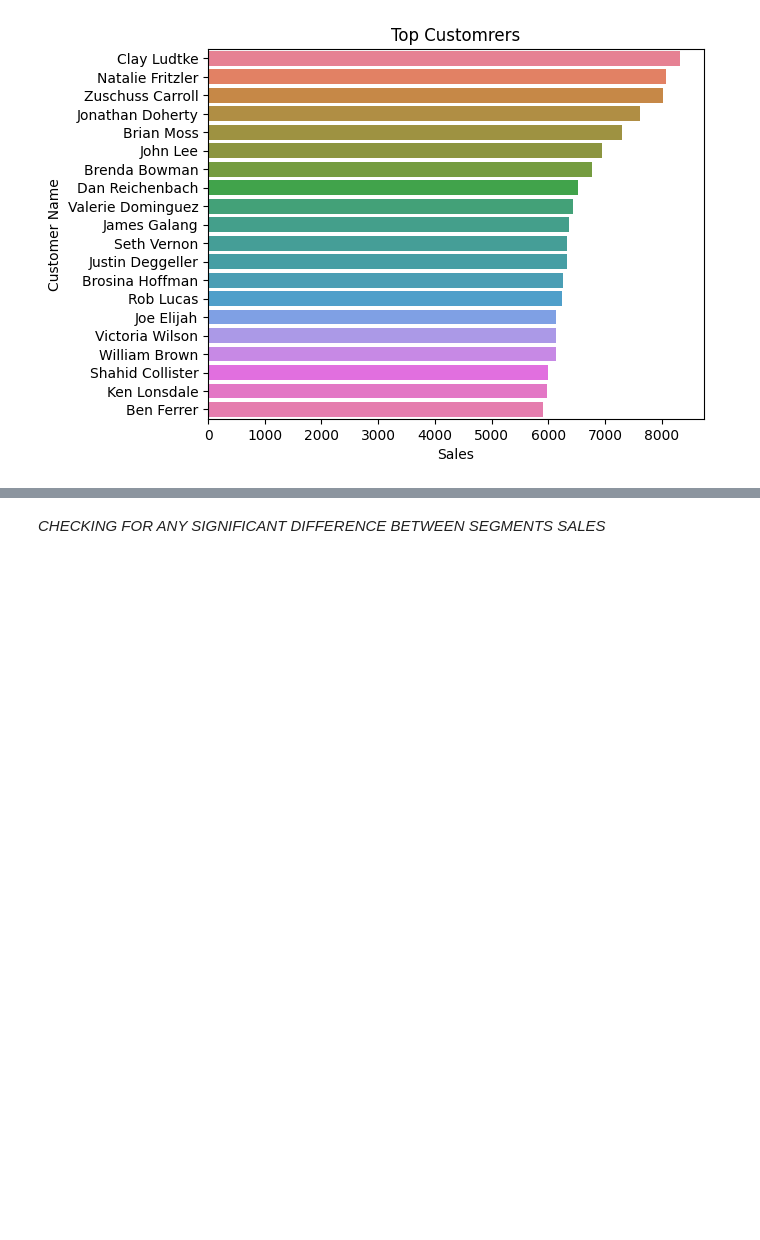
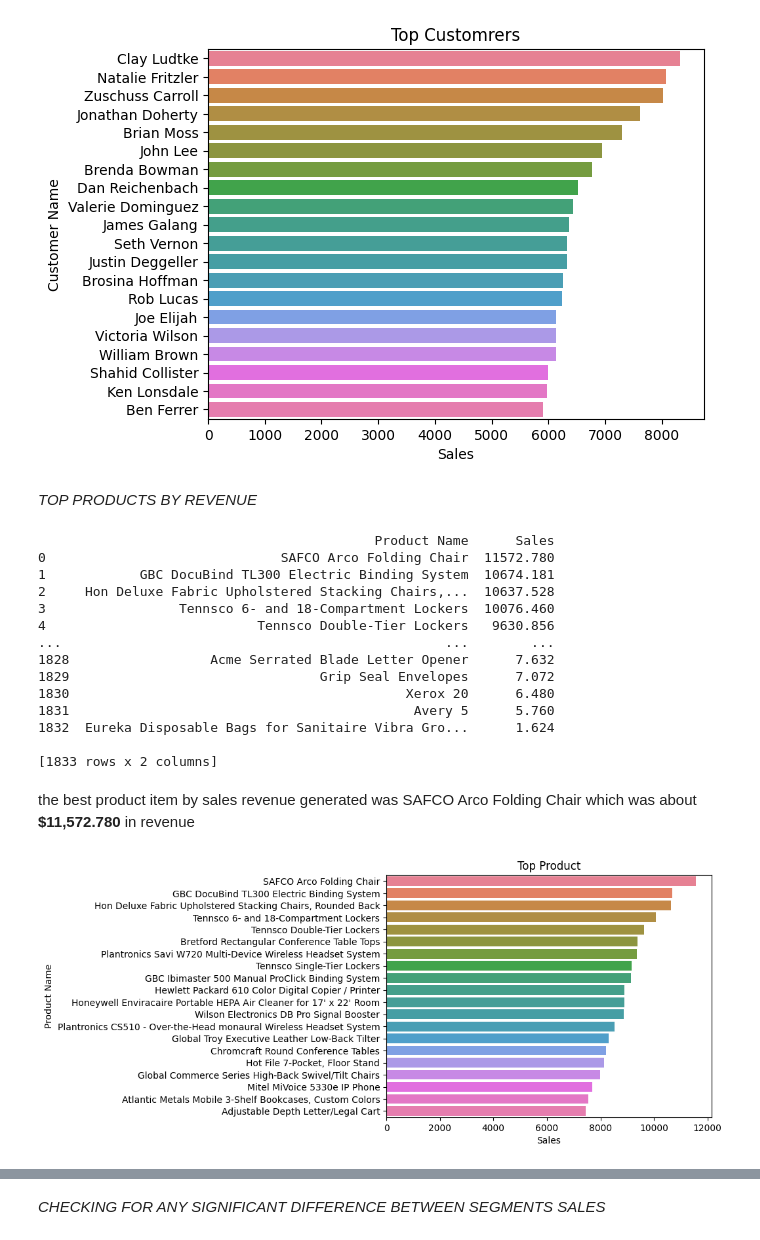
Before and after one commit to bjorn-sys/Sales-price-prediction, a Jupyter notebook: sales forcasting.ipynb, the cells around one changed output, grey strips where cells are left out. Drawn from its saved outputs; the diff is of its cells as text; code cells hidden in the pictures; blank space fills up the shorter version.

```diff
--- a/sales forcasting.ipynb
+++ b/sales forcasting.ipynb
@@ -476,3 +476,28 @@ printmd('The Customer that spent the highest was  **CLAY LUDTKE** which was abou
 [793 rows x 2 columns]
 The Customer that spent the highest was  **CLAY LUDTKE** which was about **$8,331.99** in revenue
 [figure]
+# %% [markdown]
+*TOP PRODUCTS BY REVENUE*
+# %%
+p_name = df.groupby('Product Name')['Sales'].sum().sort_values(ascending=False).reset_index()
+print(p_name)
+sns.barplot(data=p_name[:20], x='Sales', y='Product Name', hue='Product Name')
+plt.title('Top Product')
+printmd("the best product item by sales revenue generated was SAFCO Arco Folding Chair which was about **$11,572.780** in revenue")
+# %% [output]
+                                           Product Name      Sales
+0                              SAFCO Arco Folding Chair  11572.780
+1            GBC DocuBind TL300 Electric Binding System  10674.181
+2     Hon Deluxe Fabric Upholstered Stacking Chairs,...  10637.528
+3                 Tennsco 6- and 18-Compartment Lockers  10076.460
+4                           Tennsco Double-Tier Lockers   9630.856
+...                                                 ...        ...
+1828                  Acme Serrated Blade Letter Opener      7.632
+1829                                Grip Seal Envelopes      7.072
+1830                                           Xerox 20      6.480
+1831                                            Avery 5      5.760
+1832  Eureka Disposable Bags for Sanitaire Vibra Gro...      1.624
+
+[1833 rows x 2 columns]
+the best product item by sales revenue generated was SAFCO Arco Folding Chair which was about **$11,572.780** in revenue
+[figure, added]
```
Also changed, not shown: parts of 4 cells of this notebook.
